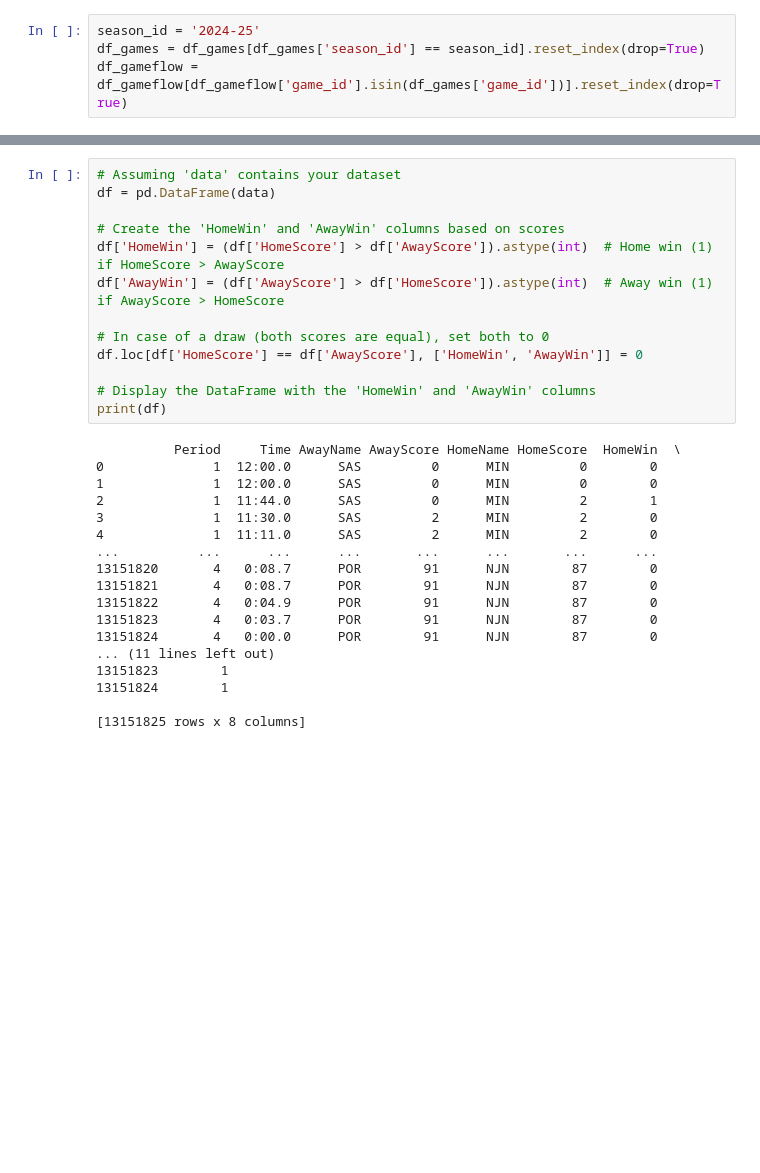
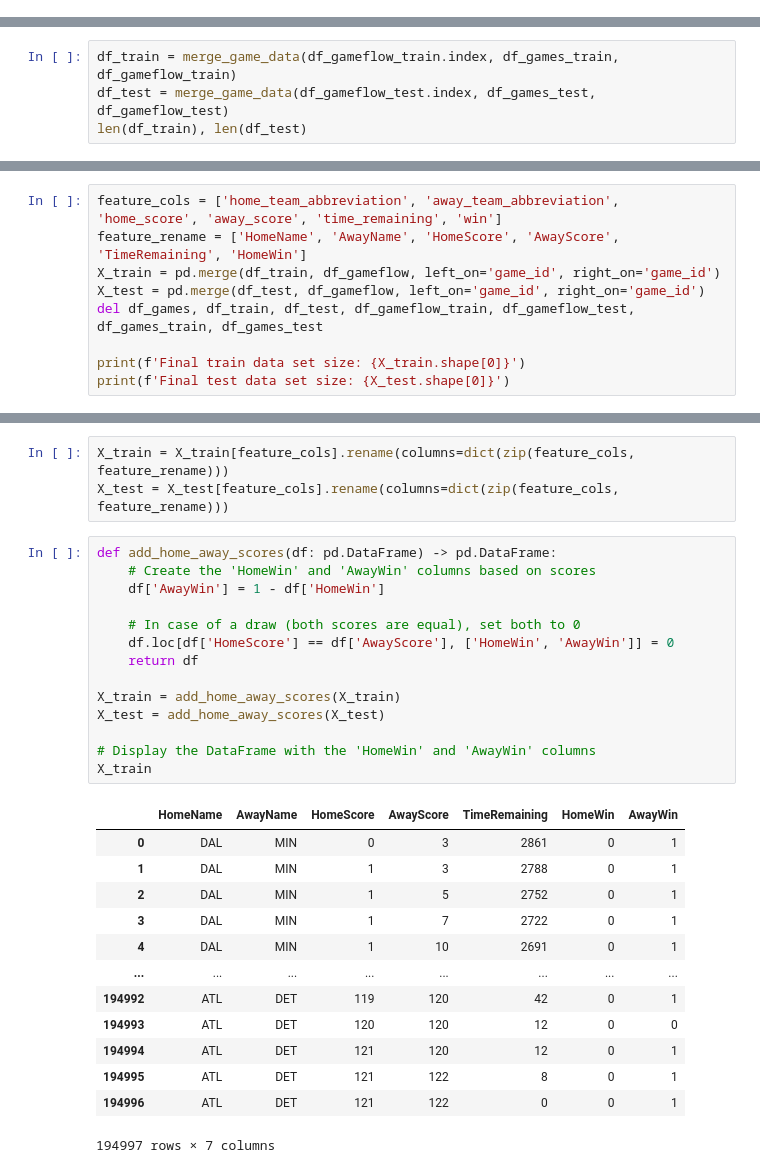
Before and after one commit to tbukic/NBA-Ingame-Win-Probability, a Jupyter notebook: notebooks/03-ml-baseline.ipynb, the cells around one changed output, grey strips where cells are left out. Drawn from its saved outputs; the diff is of its cells as text; blank space fills up the shorter version.

```diff
--- a/notebooks/03-ml-baseline.ipynb
+++ b/notebooks/03-ml-baseline.ipynb
@@ -13,6 +22,2 @@ df_games = load_games(engine)
 df_gameflow = load_gameflow(engine, game_id = list(df_games['game_id'].unique()))
 df_games = prepare_game_data(df_games, df_gameflow)
-# %%
-season_id = '2024-25'
-df_games = df_games[df_games['season_id'] == season_id].reset_index(drop=True)
-df_gameflow = df_gameflow[df_gameflow['game_id'].isin(df_games['game_id'])].reset_index(drop=True)
@@ -22,0 +59,4 @@ len(df_games)
+# %%
+df_train = merge_game_data(df_gameflow_train.index, df_games_train, df_gameflow_train)
+df_test = merge_game_data(df_gameflow_test.index, df_games_test, df_gameflow_test)
+len(df_train), len(df_test)
@@ -22,0 +65,9 @@ len(df_games)
+# %%
+feature_cols = ['home_team_abbreviation', 'away_team_abbreviation', 'home_score', 'away_score', 'time_remaining', 'win']
+feature_rename = ['HomeName', 'AwayName', 'HomeScore', 'AwayScore', 'TimeRemaining', 'HomeWin']
+X_train = pd.merge(df_train, df_gameflow, left_on='game_id', right_on='game_id')
+X_test = pd.merge(df_test, df_gameflow, left_on='game_id', right_on='game_id')
+del df_games, df_train, df_test, df_gameflow_train, df_gameflow_test, df_games_train, df_games_test
+
+print(f'Final train data set size: {X_train.shape[0]}')
+print(f'Final test data set size: {X_test.shape[0]}')
@@ -23,31 +93,31 @@ len(df_games)
+# %%
+X_train = X_train[feature_cols].rename(columns=dict(zip(feature_cols, feature_rename)))
+X_test = X_test[feature_cols].rename(columns=dict(zip(feature_cols, feature_rename)))
 # %%
-# Assuming 'data' contains your dataset
-df = pd.DataFrame(data)
+def add_home_away_scores(df: pd.DataFrame) -> pd.DataFrame:
+    # Create the 'HomeWin' and 'AwayWin' columns based on scores
+    df['AwayWin'] = 1 - df['HomeWin']
 
-# Create the 'HomeWin' and 'AwayWin' columns based on scores
-df['HomeWin'] = (df['HomeScore'] > df['AwayScore']).astype(int)  # Home win (1) if HomeScore > AwayScore
-df['AwayWin'] = (df['AwayScore'] > df['HomeScore']).astype(int)  # Away win (1) if AwayScore > HomeScore
+    # In case of a draw (both scores are equal), set both to 0
+    df.loc[df['HomeScore'] == df['AwayScore'], ['HomeWin', 'AwayWin']] = 0
+    return df
 
-# In case of a draw (both scores are equal), set both to 0
-df.loc[df['HomeScore'] == df['AwayScore'], ['HomeWin', 'AwayWin']] = 0
+X_train = add_home_away_scores(X_train)
+X_test = add_home_away_scores(X_test)
 
 # Display the DataFrame with the 'HomeWin' and 'AwayWin' columns
-print(df)
+X_train
 # %% [output]
+|  | HomeName | AwayName | HomeScore | AwayScore | TimeRemaining | HomeWin | AwayWin |
+| 0 | DAL | MIN | 0 | 3 | 2861 | 0 | 1 |
+| 1 | DAL | MIN | 1 | 3 | 2788 | 0 | 1 |
+| 2 | DAL | MIN | 1 | 5 | 2752 | 0 | 1 |
+| 3 | DAL | MIN | 1 | 7 | 2722 | 0 | 1 |
+| 4 | DAL | MIN | 1 | 10 | 2691 | 0 | 1 |
+| ... | ... | ... | ... | ... | ... | ... | ... |
+| 194992 | ATL | DET | 119 | 120 | 42 | 0 | 1 |
+| 194993 | ATL | DET | 120 | 120 | 12 | 0 | 0 |
+| 194994 | ATL | DET | 121 | 120 | 12 | 0 | 1 |
+| 194995 | ATL | DET | 121 | 122 | 8 | 0 | 1 |
+| 194996 | ATL | DET | 121 | 122 | 0 | 0 | 1 |
-          Period     Time AwayName AwayScore HomeName HomeScore  HomeWin  \
-0              1  12:00.0      SAS         0      MIN         0        0
-1              1  12:00.0      SAS         0      MIN         0        0
-2              1  11:44.0      SAS         0      MIN         2        1
-3              1  11:30.0      SAS         2      MIN         2        0
-4              1  11:11.0      SAS         2      MIN         2        0
-...          ...      ...      ...       ...      ...       ...      ...
-13151820       4   0:08.7      POR        91      NJN        87        0
-13151821       4   0:08.7      POR        91      NJN        87        0
-13151822       4   0:04.9      POR        91      NJN        87        0
-13151823       4   0:03.7      POR        91      NJN        87        0
-13151824       4   0:00.0      POR        91      NJN        87        0
-... (11 lines left out)
-13151823        1
-13151824        1
-
-[13151825 rows x 8 columns]
+194997 rows × 7 columns
```
Also changed, not shown: parts of 21 cells of this notebook, 3 other files.
